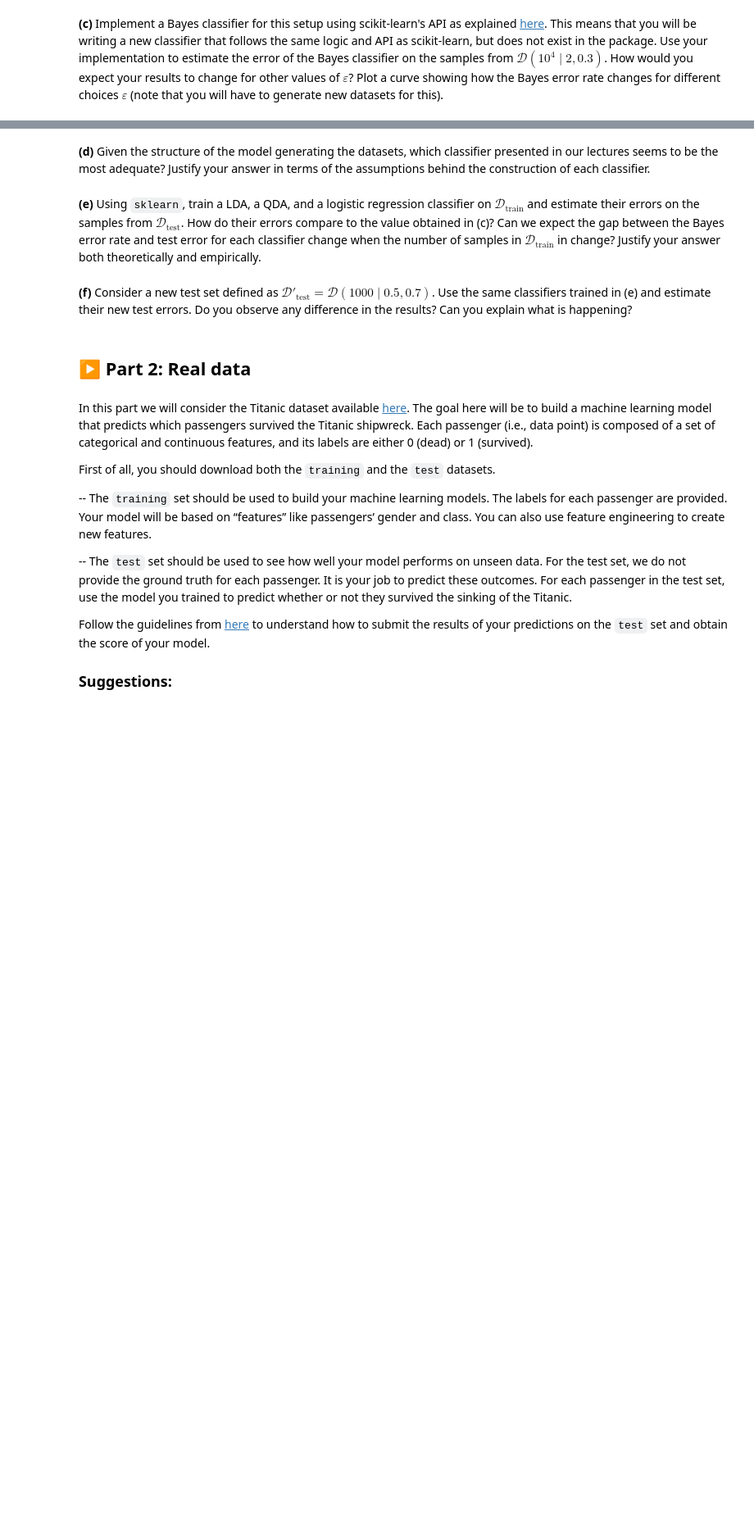
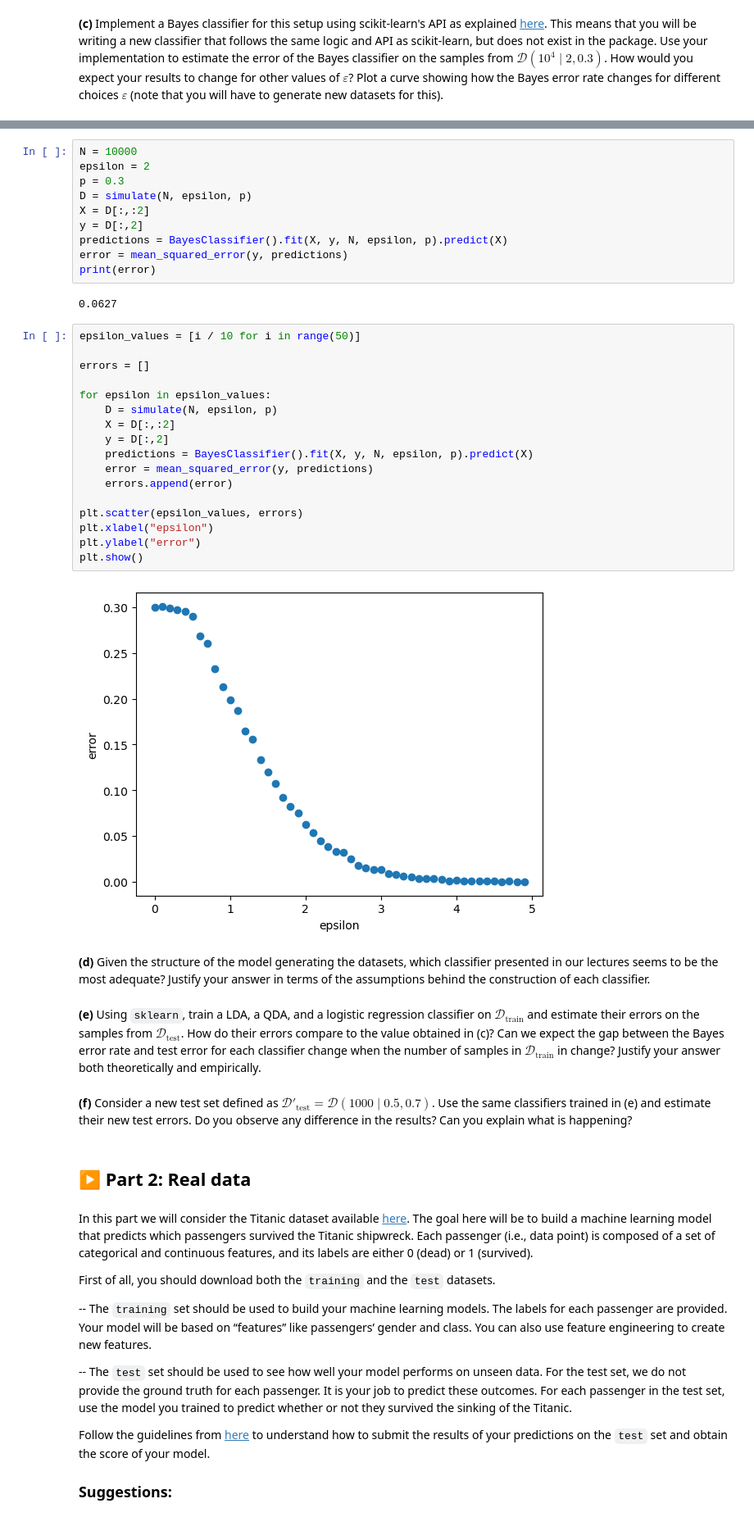
Before and after one commit to felixwl/isla, a Jupyter notebook: tp3/TP3/TP3.ipynb, the cells around one changed output, grey strips where cells are left out. Shown at 82% size. Cells and saved outputs as stored; diff of their text form; blank space fills up the shorter version.

Commit message:
TP3 bayes classifier

```diff
--- a/tp3/TP3/TP3.ipynb
+++ b/tp3/TP3/TP3.ipynb
@@ -117,3 +151,34 @@ The boundary region
+# %%
+N = 10000
+epsilon = 2
+p = 0.3
+D = simulate(N, epsilon, p)
+X = D[:,:2]
+y = D[:,2]
+predictions = BayesClassifier().fit(X, y, N, epsilon, p).predict(X)
+error = mean_squared_error(y, predictions)
+print(error)
+# %% [output]
+0.0627
+# %%
+epsilon_values = [i / 10 for i in range(50)]
+
+errors = []
+
+for epsilon in epsilon_values:
+    D = simulate(N, epsilon, p)
+    X = D[:,:2]
+    y = D[:,2]
+    predictions = BayesClassifier().fit(X, y, N, epsilon, p).predict(X)
+    error = mean_squared_error(y, predictions)
+    errors.append(error)
+
+plt.scatter(epsilon_values, errors)
+plt.xlabel("epsilon")
+plt.ylabel("error")
+plt.show()
+# %% [output]
+[figure, added]
 # %% [markdown]
 **(d)** Given the structure of the model generating the datasets, which classifier presented in our lectures seems to be the most adequate? Justify your answer in terms of the assumptions behind the construction of each classifier.
 # %% [markdown]
```
Also changed, not shown: parts of 3 cells of this notebook.
